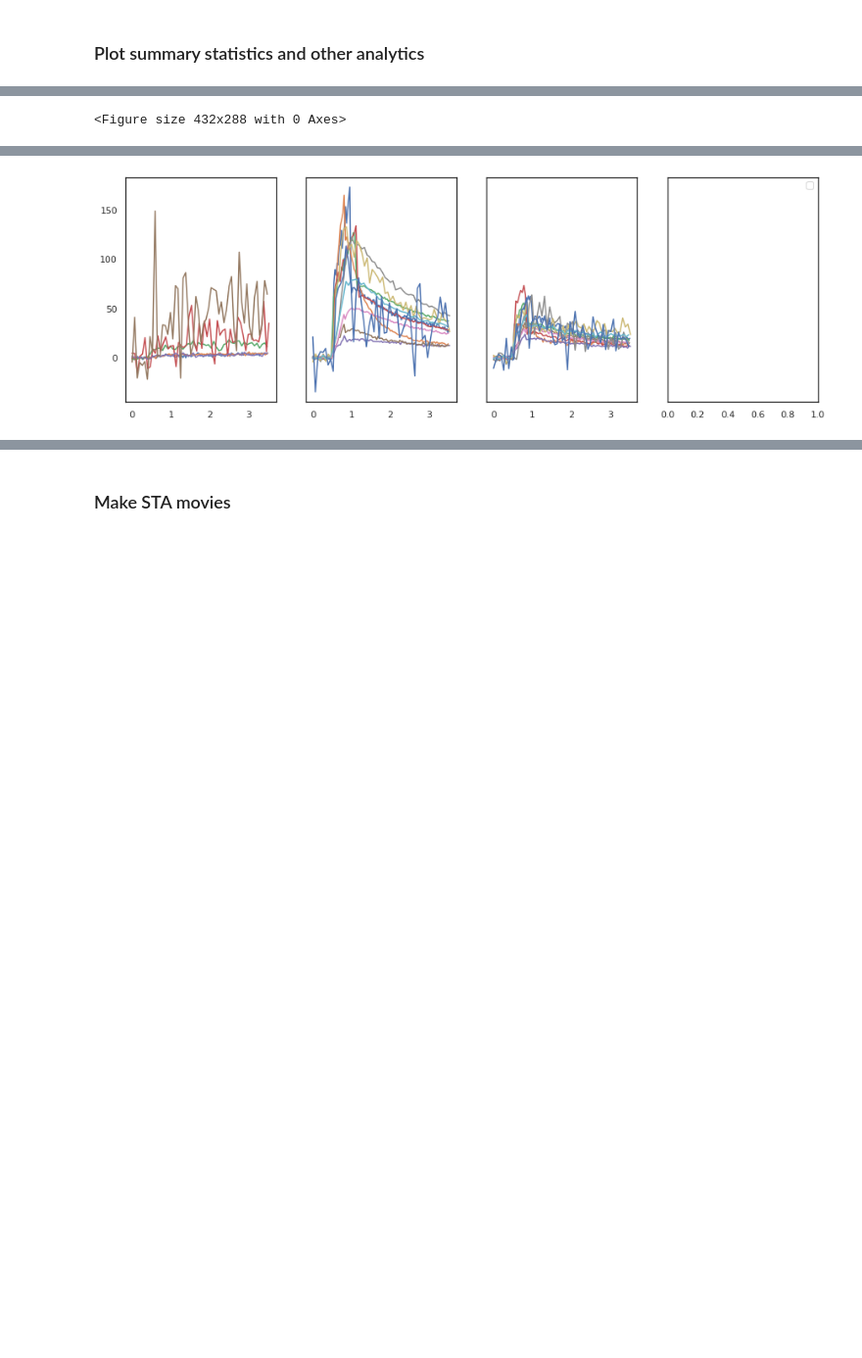
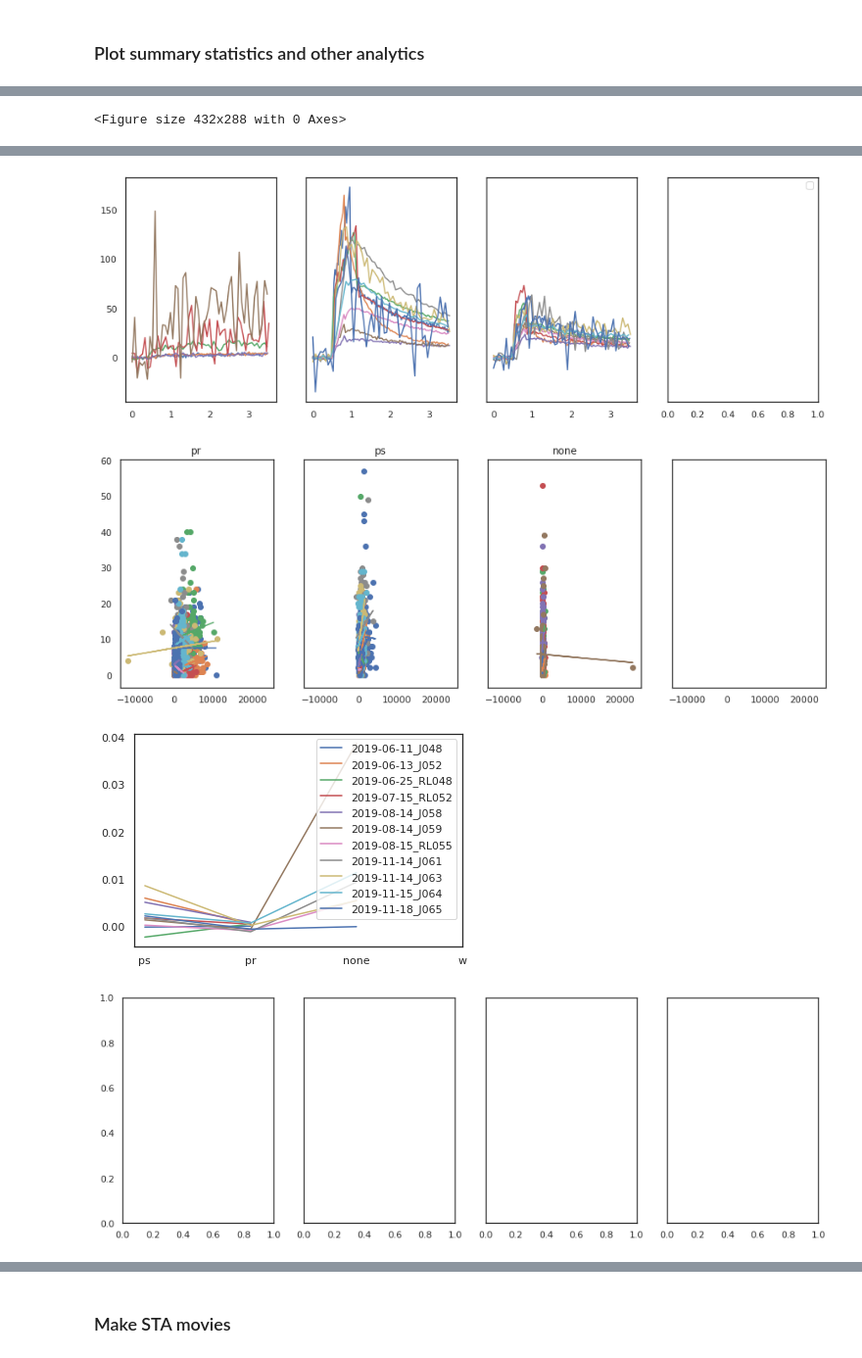
Before and after one commit to Packer-Lab/Vape, a Jupyter notebook: jupyter/rob/interareal_analysis.ipynb, the cells around one changed output, grey strips where cells are left out. Shown at 98% size. Saved outputs shown, nothing was run; the diff lists cells and outputs as text; code cells hidden in the pictures; blank space fills up the shorter version.

```diff
--- a/jupyter/rob/interareal_analysis.ipynb
+++ b/jupyter/rob/interareal_analysis.ipynb
@@ -92,18 +92,21 @@ for sheet_name in sheet_names:
     exp_obj.whisker_stim.s2pProcessing(s2_borders_path)
 
     # Add sham photostim metadata
-    exp_obj.spont.stim_start_frames = exp_obj.photostim_r.stim_start_frames
-    exp_obj.spont.naparm_path = exp_obj.photostim_r.naparm_path
-    exp_obj.spont.spiral_size = exp_obj.photostim_r.spiral_size
-    exp_obj.spont.duration_frames = exp_obj.photostim_r.duration_frames
-    exp_obj.spont.stim_dur = exp_obj.photostim_r.stim_dur
-    exp_obj.spont.single_stim_dur = exp_obj.photostim_r.single_stim_dur
-    exp_obj.spont.n_shots = exp_obj.photostim_r.n_shots
-    exp_obj.spont.n_groups = exp_obj.photostim_r.n_groups
-    exp_obj.spont.n_trials = exp_obj.photostim_r.n_trials
-    exp_obj.spont.inter_point_delay = exp_obj.photostim_r.inter_point_delay
-    exp_obj.spont.targeted_cells = exp_obj.photostim_r.targeted_cells
-    exp_obj.spont.n_targets = exp_obj.photostim_r.n_targets
+    exp_obj.addShamPhotostim()
+
+    # DELETE BELOW ONCE I KNOW THE ABOVE WORKS
+#     exp_obj.spont.stim_start_frames = exp_obj.photostim_r.stim_start_frames
+#     exp_obj.spont.naparm_path = exp_obj.photostim_r.naparm_path
+#     exp_obj.spont.spiral_size = exp_obj.photostim_r.spiral_size
+#     exp_obj.spont.duration_frames = exp_obj.photostim_r.duration_frames
+#     exp_obj.spont.stim_dur = exp_obj.photostim_r.stim_dur
+#     exp_obj.spont.single_stim_dur = exp_obj.photostim_r.single_stim_dur
+#     exp_obj.spont.n_shots = exp_obj.photostim_r.n_shots
+#     exp_obj.spont.n_groups = exp_obj.photostim_r.n_groups
+#     exp_obj.spont.n_trials = exp_obj.photostim_r.n_trials
+#     exp_obj.spont.inter_point_delay = exp_obj.photostim_r.inter_point_delay
+#     exp_obj.spont.targeted_cells = exp_obj.photostim_r.targeted_cells
+#     exp_obj.spont.n_targets = exp_obj.photostim_r.n_targets
 
     exp_obj.spont.s2pProcessing(s2_borders_path)
 
@@ -242,6 +245,11 @@ master_obj.lineplotSTA('target_sta')
 # master_obj.scatterResponseTrial(['target_responders_trial_sum', 'positive_s2_responders_trial'])
 # master_obj.scatterResponseTrial(['positive_s1_responders_trial', 'positive_s2_responders_trial'], proportion=True)
 # master_obj.scatterResponseTrial(['positive_s1_responders_trial', 'positive_s2_responders_trial'])
+master_obj.scatterResponseTrial(['target_sum_dff', 'positive_s2_responders_trial'])
+master_obj.scatterResponseTrial(['num_whisker_targets', 'positive_s2_responders_trial'])
+
+# Plot whisker bias of targets
+master_obj.boxplotWhiskerBias()
 # %% [output]
 Plotting summary statistic for all experiments: target_responders_sta
 Plotting summary statistic for all experiments: s2_sta
@@ -250,4 +272,7 @@ Plotting stimulus triggered average for all experiments: target_sta
 [figure]
 <Figure size 432x288 with 0 Axes>
 [figure]
 [figure]
+[figure, added]
+[figure, added]
+[figure, added]
```
Also changed, not shown: parts of 7 cells of this notebook, 6 other files.
